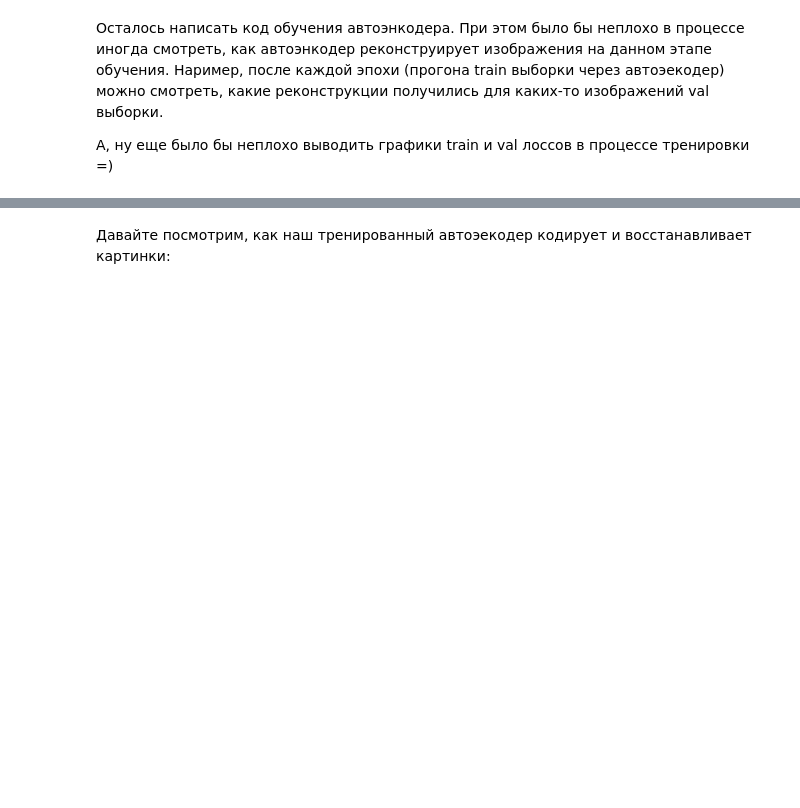
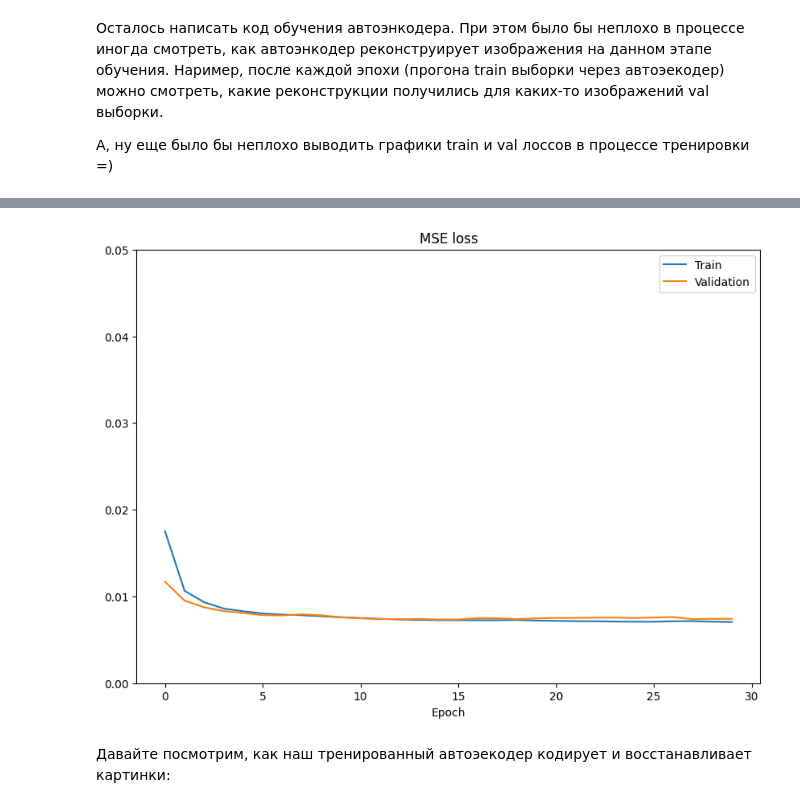
Before and after one commit to KiykoHanna/Stepik-DeepLearning, a Jupyter notebook: [hw]autoencoders.ipynb, the cells around one changed output, grey strips where cells are left out. Saved outputs shown, nothing was run; the diff lists cells and outputs as text; code cells hidden in the pictures; blank space fills up the shorter version.

```diff
--- a/[hw]autoencoders.ipynb
+++ b/[hw]autoencoders.ipynb
@@ -137,0 +183,32 @@ optimizer = <Ваш любимый оптимизатор>
+# %%
+n_epochs = 30
+train_losses = []
+val_losses = []
+
+for epoch in range(n_epochs):
+
+    autoencoder.train()
+    train_losses_per_epoch = []
+    for batch in train_loader:
+        optimizer.zero_grad()
+        reconstruction, latent_code = autoencoder(batch.to(device))
+        reconstruction = reconstruction.view(-1, 64, 64, 3)
+        loss = criterion(reconstruction, batch.to(device).float())
+        loss.backward()
+        optimizer.step()
+        train_losses_per_epoch.append(loss.item())
+
+    train_losses.append(np.mean(train_losses_per_epoch))
+
+    autoencoder.eval()
+    val_losses_per_epoch = []
+    with torch.no_grad():
+        for batch in val_loader:
+          reconstruction, latent_code = autoencoder(batch.to(device))
+          reconstruction = reconstruction.view(-1, 64, 64, 3)
+          #print(plt.imshow(reconstruction[0].to('cpu')))
+          loss = criterion(reconstruction, batch.to(device).float())
+          val_losses_per_epoch.append(loss.item())
+
+    val_losses.append(np.mean(val_losses_per_epoch))
+    print(f'epoch: {epoch}, v_loss: {val_losses[-1]} ')
@@ -138,3 +233,15 @@ optimizer = <Ваш любимый оптимизатор>
+# %%
+plt.figure(figsize=(10, 7))
+plt.plot(np.arange(len(train_losses)), train_losses, label='Train')
+plt.plot(np.arange(len(val_losses)), val_losses, label='Validation')
+
+plt.ylim(0, 0.05)
+plt.xlabel('Epoch')
+plt.title('MSE loss')
+plt.legend()
+plt.show()
+# %% [output]
+[figure, added]
 # %% [markdown]
 Давайте посмотрим, как наш тренированный автоэекодер кодирует и восстанавливает картинки:
 # %%
```
Also changed, not shown: parts of 13 cells of this notebook.
